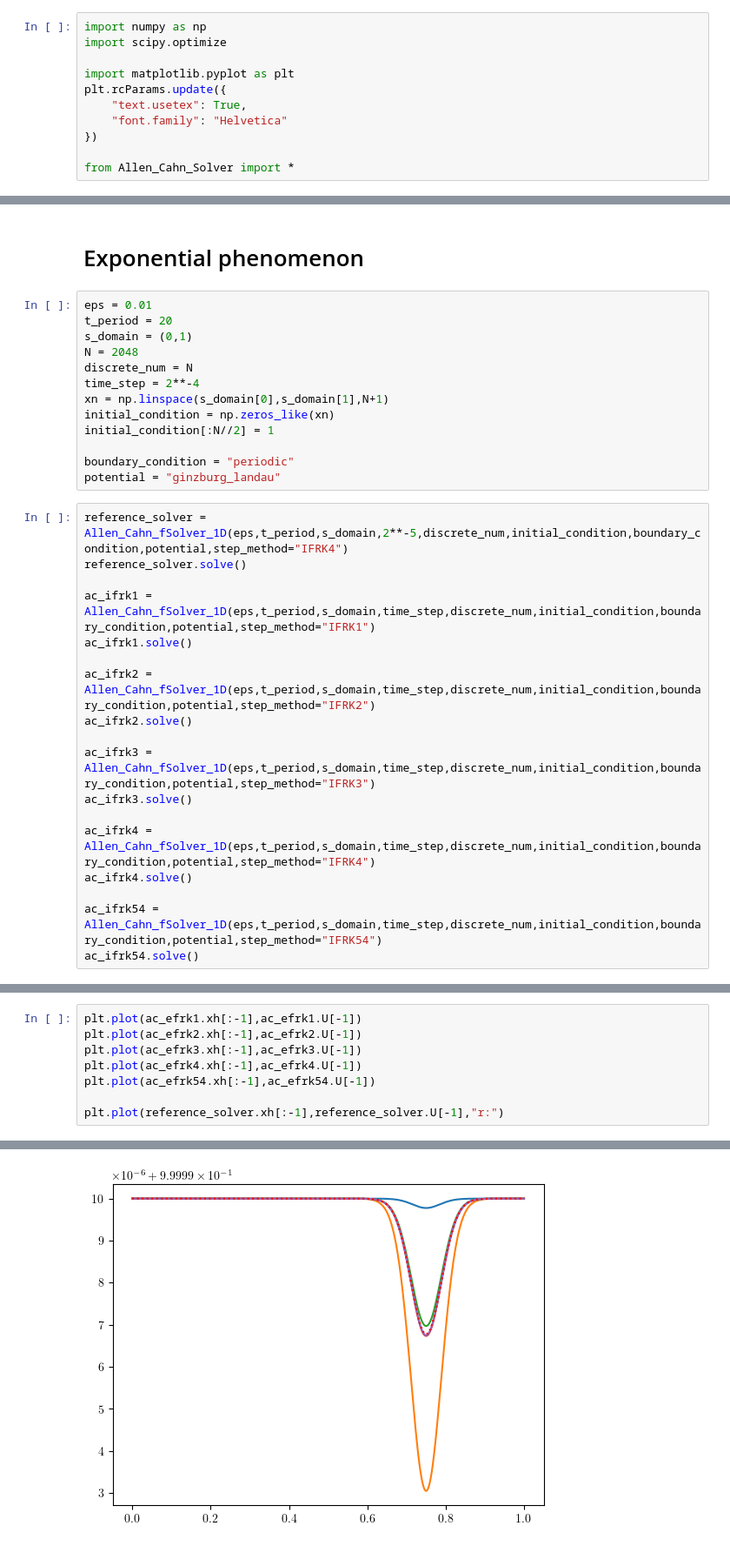
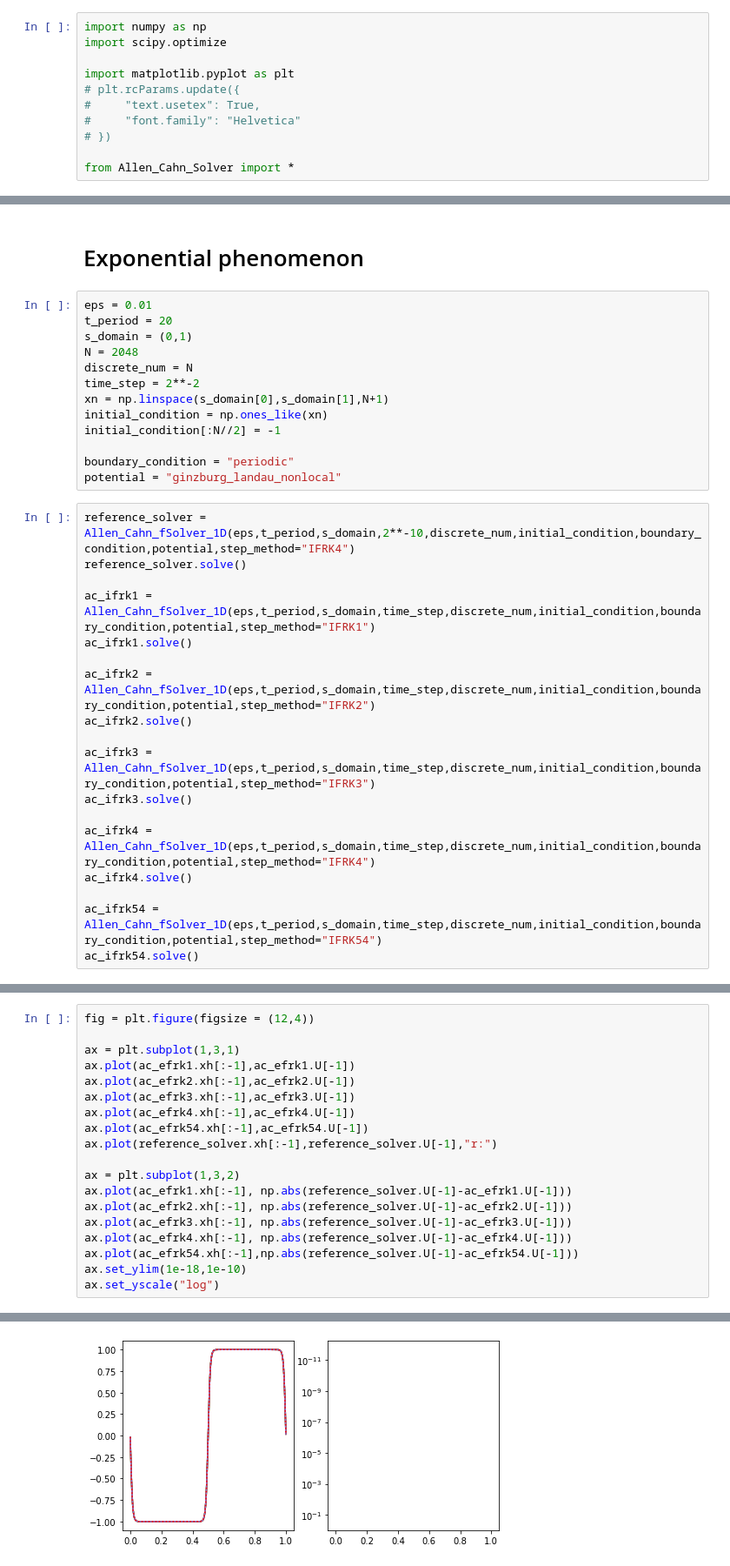
Before and after one commit to HaifengWang1031/integrating-factor-Runge-Kutta-methods, a Jupyter notebook: Code/Expriments.ipynb, the cells around one changed output, grey strips where cells are left out. Shown at 87% size. Cells and saved outputs as stored; diff of their text form.

```diff
--- a/Code/Expriments.ipynb
+++ b/Code/Expriments.ipynb
@@ -3,10 +3,10 @@ import numpy as np
 import scipy.optimize
 
 import matplotlib.pyplot as plt
-plt.rcParams.update({
-    "text.usetex": True,
-    "font.family": "Helvetica"
-})
+# plt.rcParams.update({
+#     "text.usetex": True,
+#     "font.family": "Helvetica"
+# })
 
 from Allen_Cahn_Solver import *
 # %% [markdown]
@@ -597,15 +597,15 @@ t_period = 20
 s_domain = (0,1)
 N = 2048
 discrete_num = N
-time_step = 2**-4
+time_step = 2**-2
 xn = np.linspace(s_domain[0],s_domain[1],N+1)
-initial_condition = np.zeros_like(xn)
-initial_condition[:N//2] = 1
+initial_condition = np.ones_like(xn)
+initial_condition[:N//2] = -1
 
 boundary_condition = "periodic"
-potential = "ginzburg_landau"
+potential = "ginzburg_landau_nonlocal"
 # %%
-reference_solver = Allen_Cahn_fSolver_1D(eps,t_period,s_domain,2**-5,discrete_num,initial_condition,boundary_condition,potential,step_method="IFRK4")
+reference_solver = Allen_Cahn_fSolver_1D(eps,t_period,s_domain,2**-10,discrete_num,initial_condition,boundary_condition,potential,step_method="IFRK4")
 reference_solver.solve()
 
 ac_ifrk1 =  Allen_Cahn_fSolver_1D(eps,t_period,s_domain,time_step,discrete_num,initial_condition,boundary_condition,potential,step_method="IFRK1")
@@ -649,11 +663,22 @@ ac_efrk4.solve()
 ac_efrk54 =  Allen_Cahn_fSolver_1D(eps,t_period,s_domain,time_step,discrete_num,initial_condition,boundary_condition,potential,step_method="EFRK54")
 ac_efrk54.solve()
 # %%
-plt.plot(ac_efrk1.xh[:-1],ac_efrk1.U[-1])
-plt.plot(ac_efrk2.xh[:-1],ac_efrk2.U[-1])
-plt.plot(ac_efrk3.xh[:-1],ac_efrk3.U[-1])
-plt.plot(ac_efrk4.xh[:-1],ac_efrk4.U[-1])
-plt.plot(ac_efrk54.xh[:-1],ac_efrk54.U[-1])
+fig = plt.figure(figsize = (12,4))
 
-plt.plot(reference_solver.xh[:-1],reference_solver.U[-1],"r:")
+ax = plt.subplot(1,3,1)
+ax.plot(ac_efrk1.xh[:-1],ac_efrk1.U[-1])
+ax.plot(ac_efrk2.xh[:-1],ac_efrk2.U[-1])
+ax.plot(ac_efrk3.xh[:-1],ac_efrk3.U[-1])
+ax.plot(ac_efrk4.xh[:-1],ac_efrk4.U[-1])
+ax.plot(ac_efrk54.xh[:-1],ac_efrk54.U[-1])
+ax.plot(reference_solver.xh[:-1],reference_solver.U[-1],"r:")
+
+ax = plt.subplot(1,3,2)
+ax.plot(ac_efrk1.xh[:-1], np.abs(reference_solver.U[-1]-ac_efrk1.U[-1]))
+ax.plot(ac_efrk2.xh[:-1], np.abs(reference_solver.U[-1]-ac_efrk2.U[-1]))
+ax.plot(ac_efrk3.xh[:-1], np.abs(reference_solver.U[-1]-ac_efrk3.U[-1]))
+ax.plot(ac_efrk4.xh[:-1], np.abs(reference_solver.U[-1]-ac_efrk4.U[-1]))
+ax.plot(ac_efrk54.xh[:-1],np.abs(reference_solver.U[-1]-ac_efrk54.U[-1]))
+ax.set_ylim(1e-18,1e-10)
+ax.set_yscale("log")
 # %% [output]
@@ -661 +686 @@ plt.plot(reference_solver.xh[:-1],reference_solver.U[-1],"r:")
-[figure, old version]
+[figure, new version]
```
Also changed, not shown: parts of 4 cells of this notebook, 1 other file.
